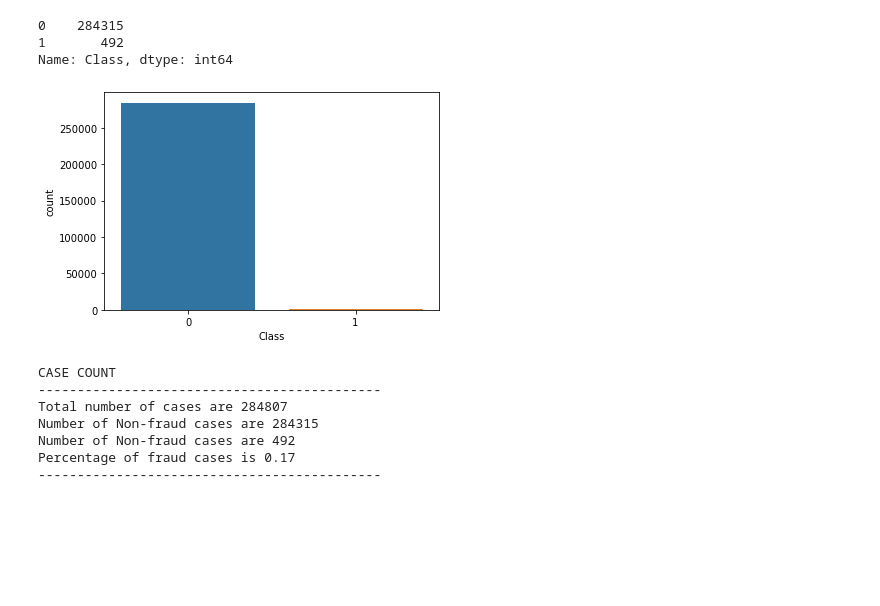
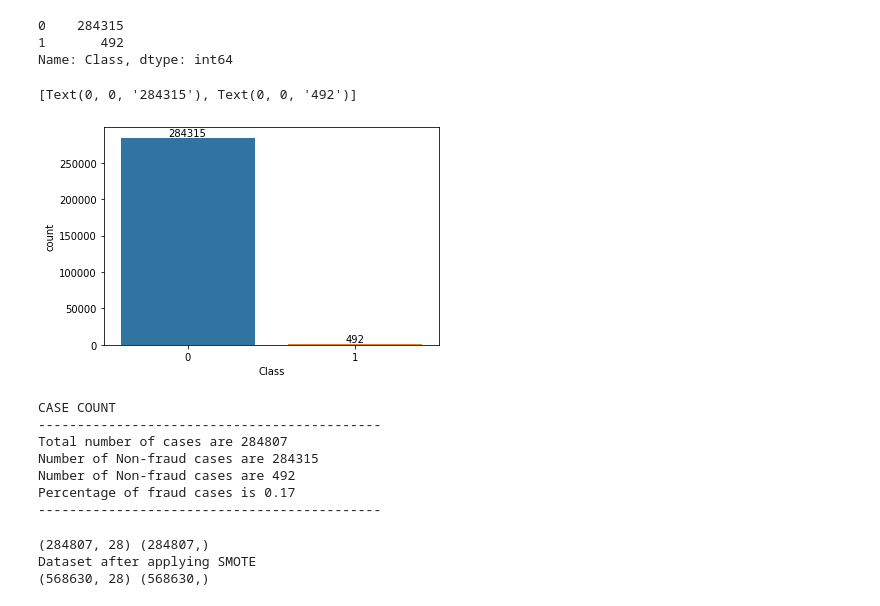
Before and after one commit to vrindaparam/Credit-card-Fraud-Detection, a Jupyter notebook: Credit card fraud detection_vrinda.ipynb, the cells around one changed output. Drawn from its saved outputs; the diff is of its cells as text; code cells hidden in the pictures; blank space fills up the shorter version.

```diff
--- a/Credit card fraud detection_vrinda.ipynb
+++ b/Credit card fraud detection_vrinda.ipynb
@@ -82,12 +89,15 @@ Name: Class, dtype: int64
 # %%
 import seaborn as sns
 import matplotlib as plt
-# %%
-fig = sns.countplot(x= 'Class',data=credit_card_data, linewidth= 5, label ="class")
-
-#fig.set_title("Credit card data vs class")
-# %% [output]
-[figure, removed]
+# %%
+ax = sns.countplot(x=credit_card_data['Class'],
+                   order=credit_card_data['Class'].value_counts(ascending=False).index)
+
+abs_values = credit_card_data['Class'].value_counts(ascending=False).values
+ax.bar_label(container=ax.containers[0], labels=abs_values)
+# %% [output]
+[Text(0, 0, '284315'), Text(0, 0, '492')]
+[figure, added]
 # %%
 cases = len(credit_card_data)
 nonfraud_count = len(credit_card_data[credit_card_data.Class == 0])
@@ -112,3 +126,15 @@ Percentage of fraud cases is 0.17
+# %%
+sm = SMOTE(random_state=42)
+X = credit_card_data.drop('Class', axis = 1)
+y = credit_card_data['Class']
+print(X.shape, y.shape)
+X_sm, y_sm = sm.fit_resample(X, y)
+print ("Dataset after applying SMOTE")
+print (X_sm.shape, y_sm.shape)
+# %% [output]
+(284807, 28) (284807,)
+Dataset after applying SMOTE
+(568630, 28) (568630,)
 # %%
 for column in credit_card_data:
     credit_card_data.boxplot([column])
```
Also changed, not shown: parts of 19 cells of this notebook.
